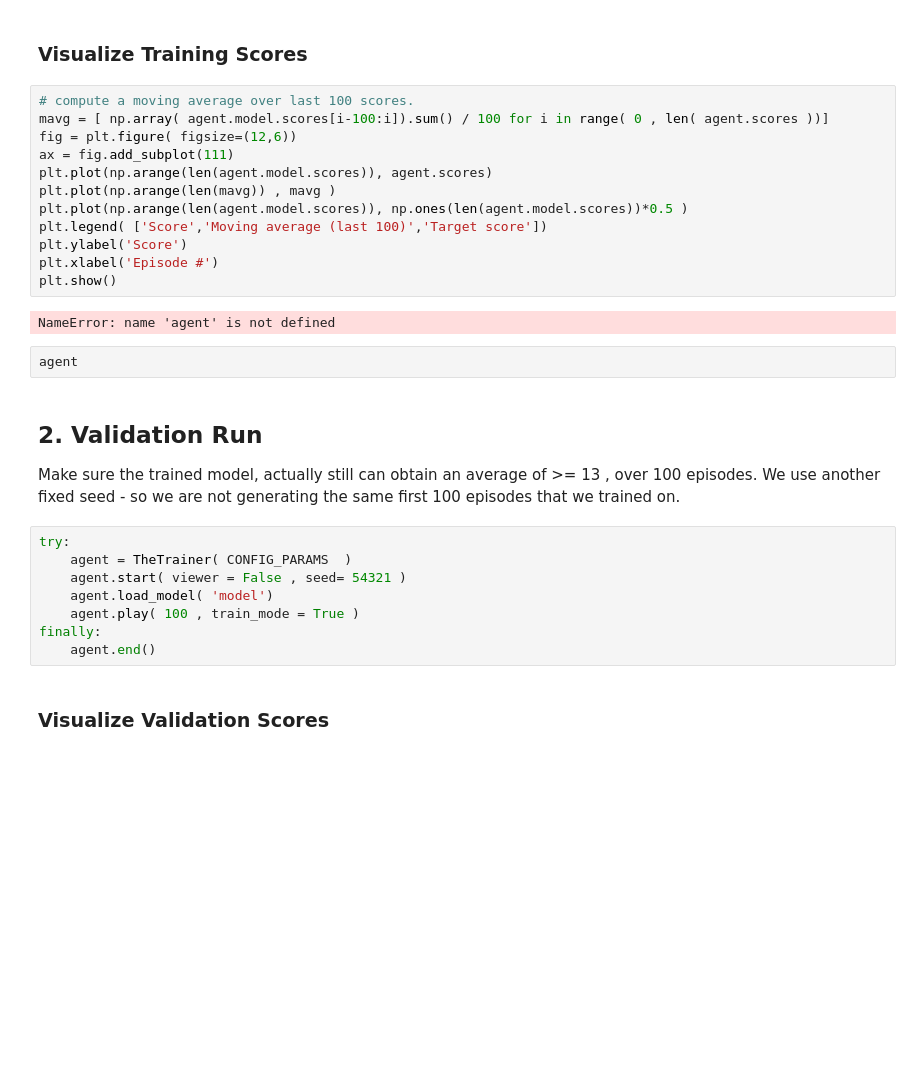
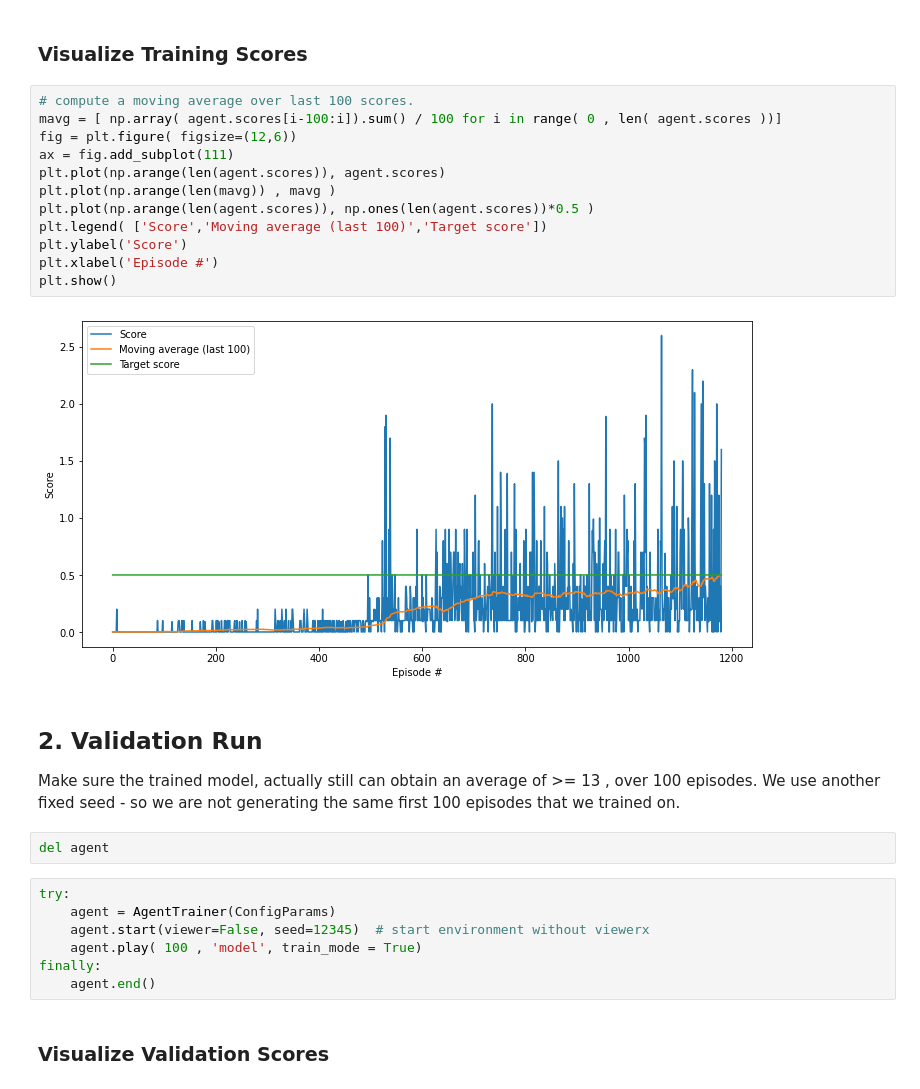
Before and after one commit to usedlobster/Collaboration-and-Competition, a Jupyter notebook: Trainer.ipynb, the cells around one changed output. Cells and saved outputs as stored; diff of their text form; blank space fills up the shorter version.

```diff
--- a/Trainer.ipynb
+++ b/Trainer.ipynb
@@ -85,31 +87,30 @@ Environment Solved From 1647 episode
 ### Visualize Training Scores
 # %%
 # compute a moving average over last 100 scores.
-mavg = [ np.array( agent.model.scores[i-100:i]).sum() / 100 for i in range( 0 , len( agent.scores ))]
+mavg = [ np.array( agent.scores[i-100:i]).sum() / 100 for i in range( 0 , len( agent.scores ))]
 fig = plt.figure( figsize=(12,6))
 ax = fig.add_subplot(111)
-plt.plot(np.arange(len(agent.model.scores)), agent.scores)
+plt.plot(np.arange(len(agent.scores)), agent.scores)
 plt.plot(np.arange(len(mavg)) , mavg )
-plt.plot(np.arange(len(agent.model.scores)), np.ones(len(agent.model.scores))*0.5 )
+plt.plot(np.arange(len(agent.scores)), np.ones(len(agent.scores))*0.5 )
 plt.legend( ['Score','Moving average (last 100)','Target score'])
 plt.ylabel('Score')
 plt.xlabel('Episode #')
 plt.show()
 # %% [output]
-NameError: name 'agent' is not defined
+[figure, added]
-# %%
-agent
 # %% [markdown]
 ## 2. Validation Run
 
 Make sure the trained model, actually still can obtain an average of >= 13 , over 100 episodes.
 We use another fixed seed - so we are not generating the same first 100 episodes that we trained on.
+# %%
+del agent
 # %%
 try:
-    agent = TheTrainer( CONFIG_PARAMS  )
-    agent.start( viewer = False , seed= 54321 )
-    agent.load_model( 'model')
-    agent.play( 100 , train_mode = True )
+    agent = AgentTrainer(ConfigParams)
+    agent.start(viewer=False, seed=12345)  # start environment without viewerx
+    agent.play( 100 , 'model', train_mode = True)
 finally:
     agent.end()
 # %% [markdown]
```
Also changed, not shown: parts of 7 cells of this notebook, 6 other files.
